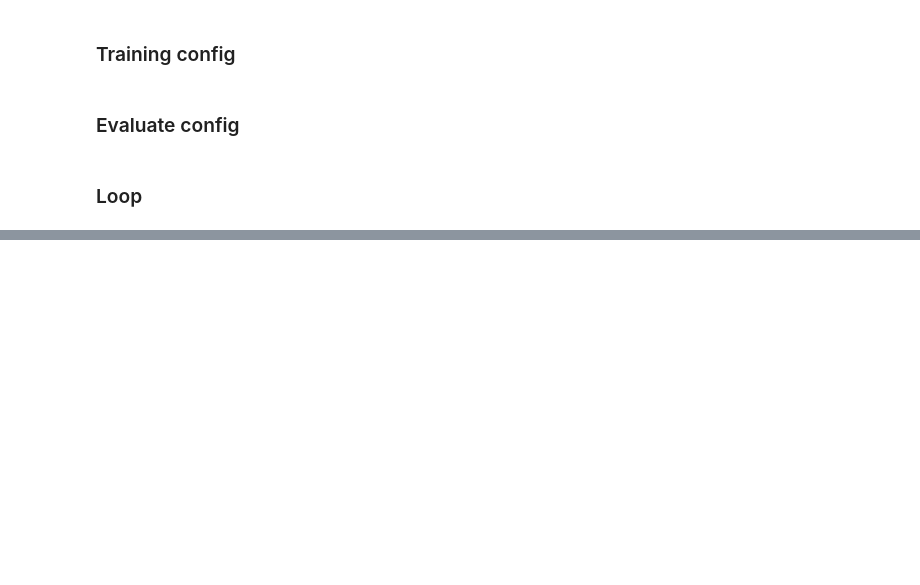
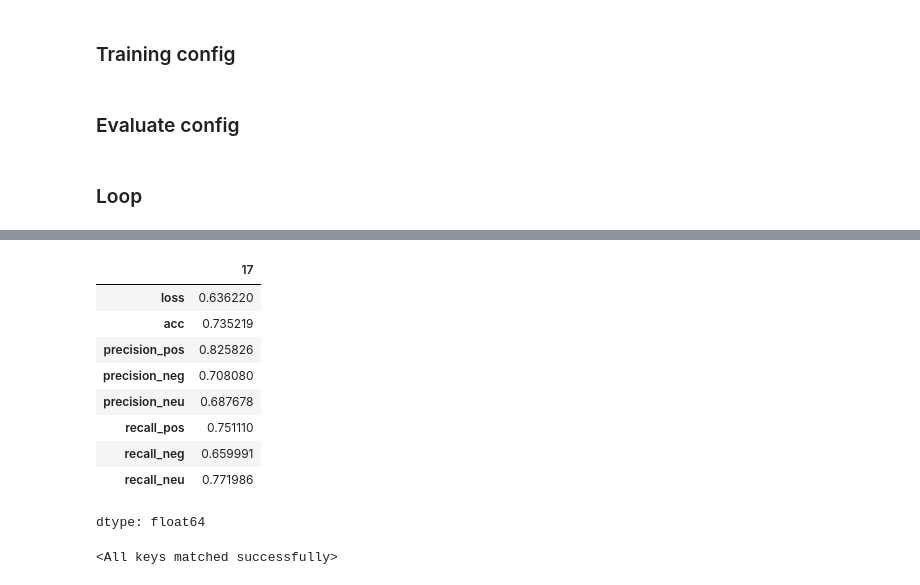
Before and after one commit to TranTheHung2312332/personal-sentiment-analysis, a Jupyter notebook: notebook/training.ipynb, the cells around one changed output, grey strips where cells are left out. Cells and saved outputs as stored; diff of their text form; code cells hidden in the pictures; blank space fills up the shorter version.

```diff
--- a/notebook/training.ipynb
+++ b/notebook/training.ipynb
@@ -244,0 +458,17 @@ for epoch in range(EPOCHS):
+# %%
+val_df.iloc[17]
+# %% [output]
+|  | 17 |
+| loss | 0.636220 |
+| acc | 0.735219 |
+| precision_pos | 0.825826 |
+| precision_neg | 0.708080 |
+| precision_neu | 0.687678 |
+| recall_pos | 0.751110 |
+| recall_neg | 0.659991 |
+| recall_neu | 0.771986 |
+dtype: float64
+# %%
+model.load_state_dict(val_states[17]['model_state'])
+# %% [output]
+<All keys matched successfully>
```
Also changed, not shown: parts of 22 cells of this notebook, 2 other files.
